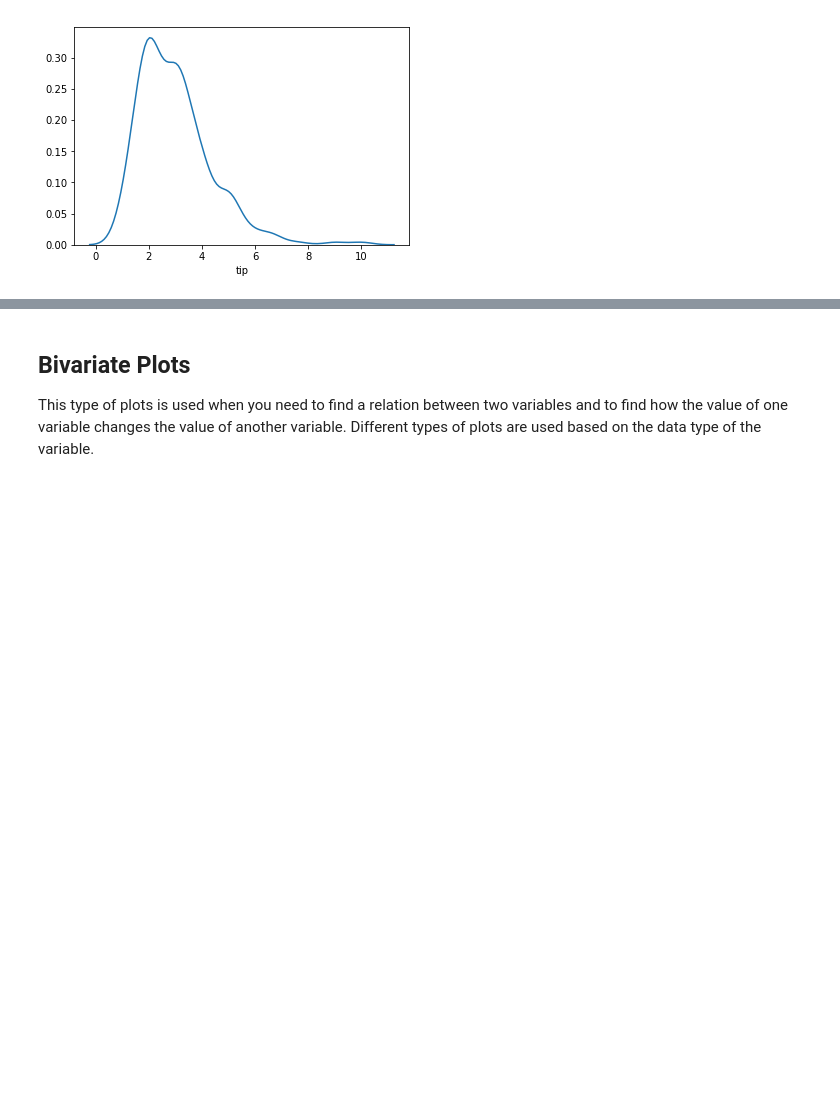
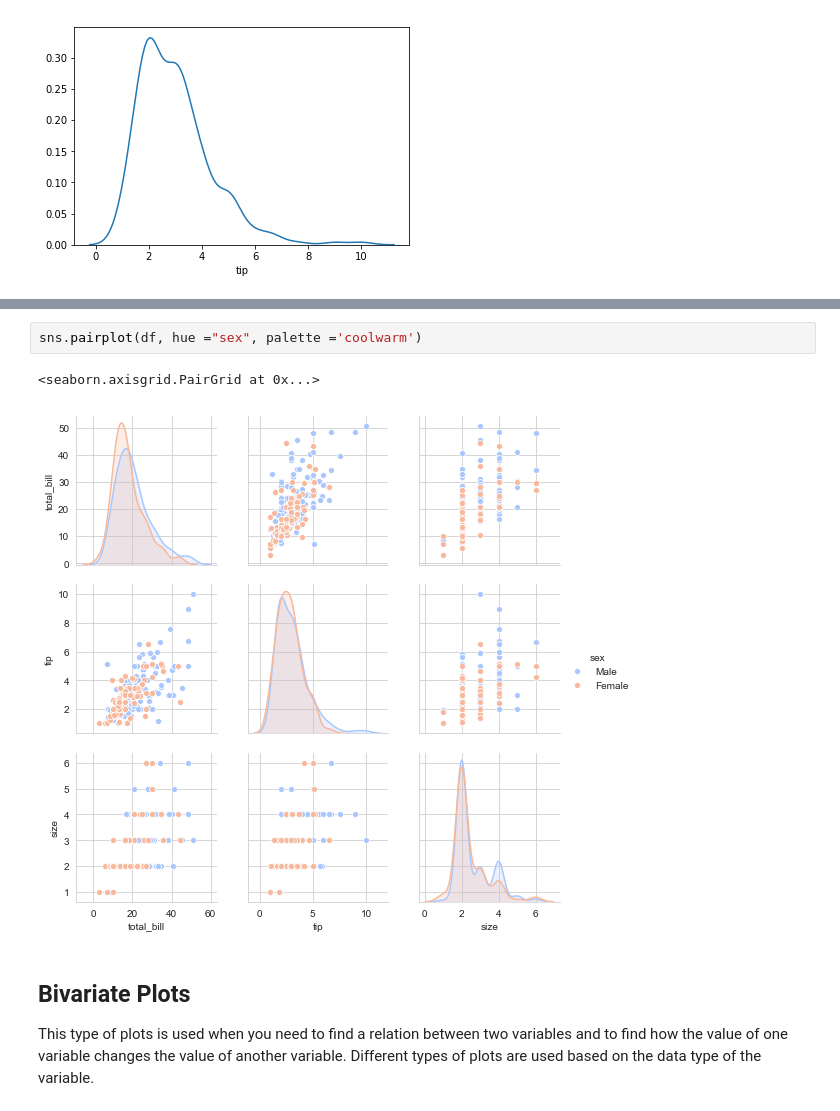
Before and after one commit to NiamhOL/Fundamentals_of_Data_Analysis_2019, a Jupyter notebook: Anaylsing the Tips Database with Seaborn.ipynb, the cells around one changed output, grey strips where cells are left out. Saved outputs shown, nothing was run; the diff lists cells and outputs as text; blank space fills up the shorter version.

```diff
--- a/Anaylsing the Tips Database with Seaborn.ipynb
+++ b/Anaylsing the Tips Database with Seaborn.ipynb
@@ -62,3 +95,8 @@ sns.distplot(tips['tip'],hist=False, bins=10);
+# %%
+sns.pairplot(df, hue ="sex", palette ='coolwarm')
+# %% [output]
+<seaborn.axisgrid.PairGrid at 0x...>
+[figure, added]
 # %% [markdown]
 ## Bivariate Plots ##
 
```
Also changed, not shown: parts of 17 cells of this notebook.
